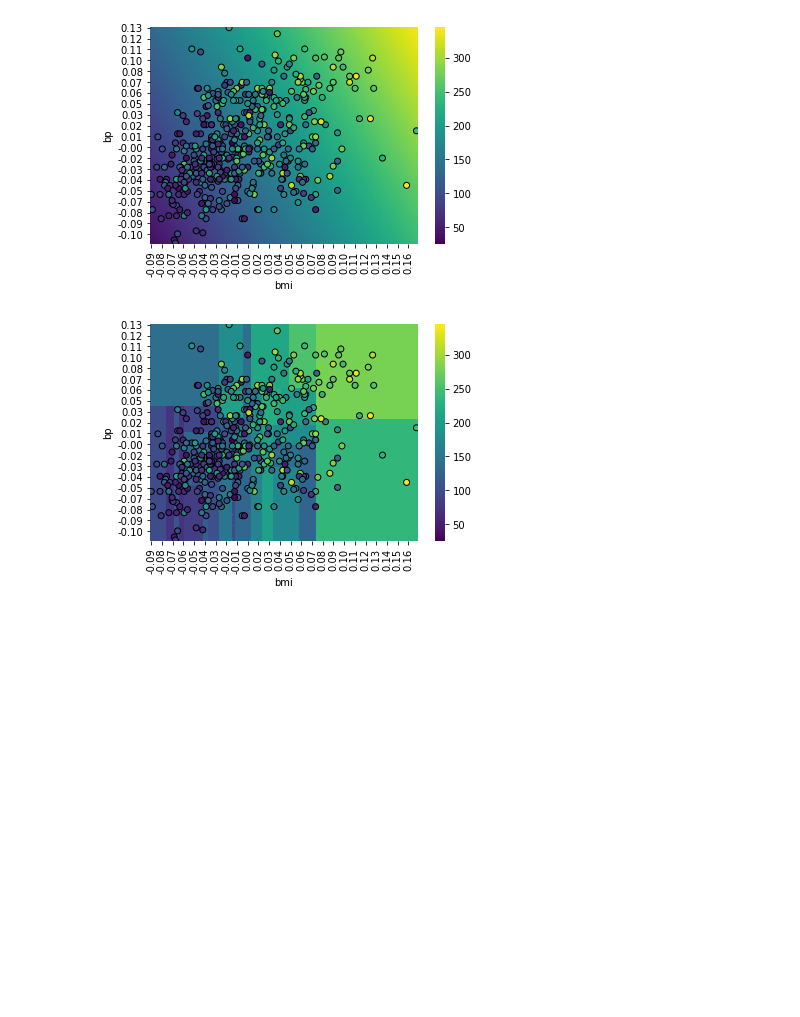
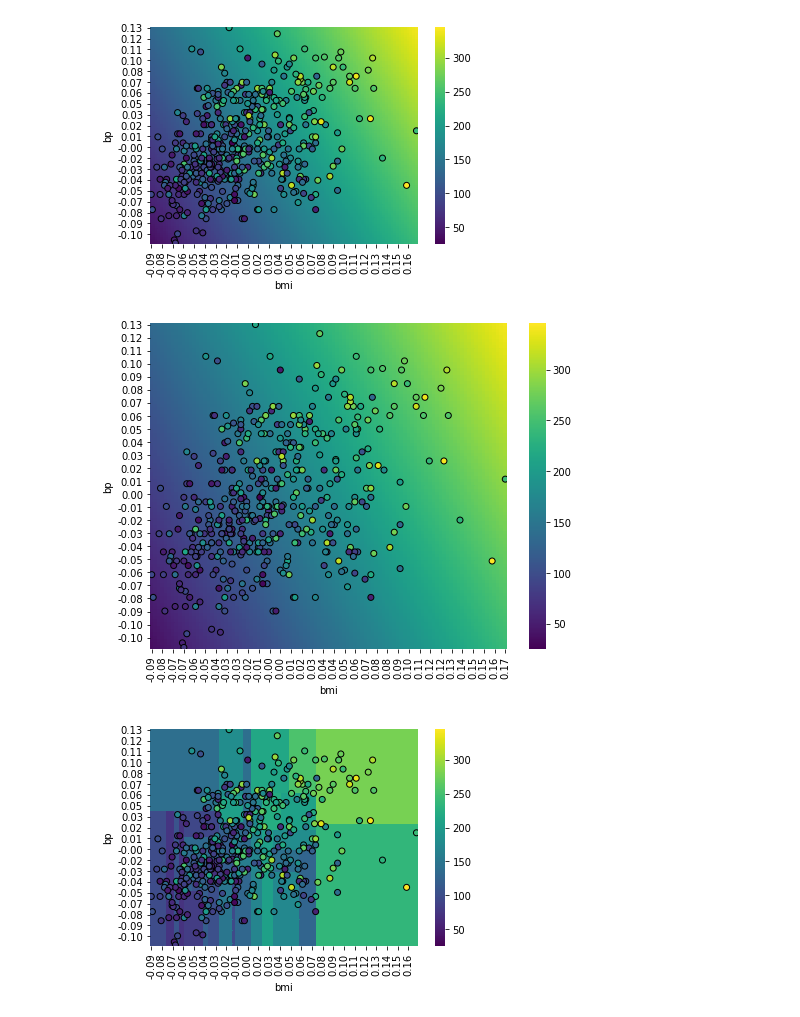
Before and after one commit to gsganden/model_inspector, a Jupyter notebook: 00_inspect.ipynb, the cells around one changed output. Drawn from its saved outputs; the diff is of its cells as text; code cells hidden in the pictures; blank space fills up the shorter version.

Commit message:
Support passing in Axes object

```diff
--- a/00_inspect.ipynb
+++ b/00_inspect.ipynb
@@ -151,6 +151,7 @@ def plot_2d_regression(
     y: Union[np.array, pd.Series],
     cmap="viridis",
     tick_formatter: str = ".2f",
+    ax=None,
 ):
     """Plot data and predictions for regression model with two features
 
@@ -161,6 +162,8 @@ def plot_2d_regression(
     - `y`: Target values
     - `cmap`: Colormap
     - `ticket_formatter`: Tick label format specifier
+    - `ax`: Matplotlib `Axes` object. Plot will be added to this object
+    if provided; otherwise a new `Axes` object will be generated.
     """
 
     def _plot_preds(model, X, y, ax, cmap):
@@ -179,7 +182,8 @@ def plot_2d_regression(
         preds = pd.DataFrame(preds, columns=x_grid, index=y_grid)
         return sns.heatmap(preds, cmap=cmap, vmin=y.min(), vmax=y.max(), ax=ax)
 
-    fig, ax = plt.subplots()
+    if ax is None:
+        fig, ax = plt.subplots()
     ax = _plot_preds(model=model, X=X, y=y, ax=ax, cmap=cmap)
     ax = _plot_data(X=X, y=y, ax=ax, cmap=cmap)
     _format_ticks(ax=ax, formatter=tick_formatter)
@@ -225,6 +229,14 @@ ax = plot_2d_regression(
 )
 # %% [output]
 [figure]
+# %%
+fig, ax = plt.subplots(figsize=(8, 6))
+# fmt: off
+plot_2d_regression(
+    model=LinearRegression(), X=X_diabetes.loc[:, feature_cols], y=y_diabetes, ax=ax
+);
+# %% [output]
+[figure, added]
 # %%
 ax = plot_2d_regression(
     model=DecisionTreeRegressor(min_samples_leaf=10),
```
Also changed, not shown: parts of 3 cells of this notebook, 2 other files.
